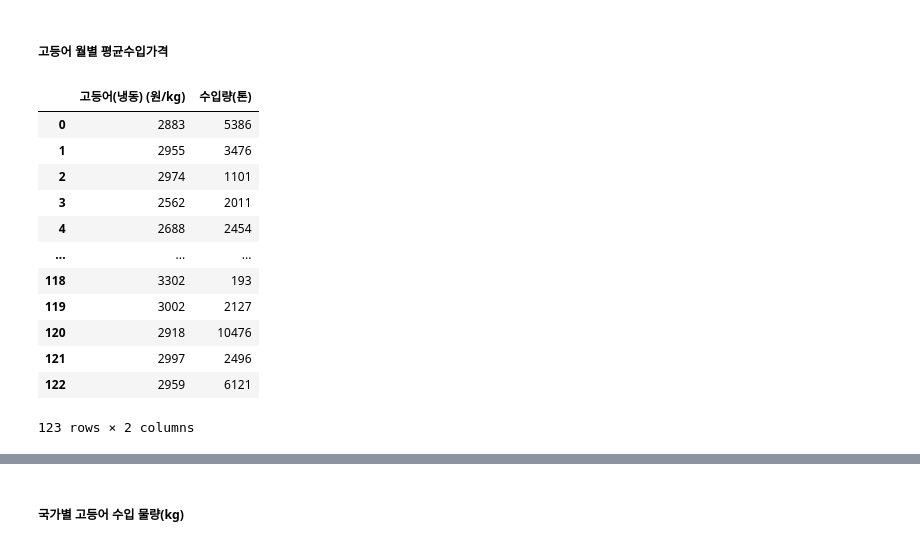
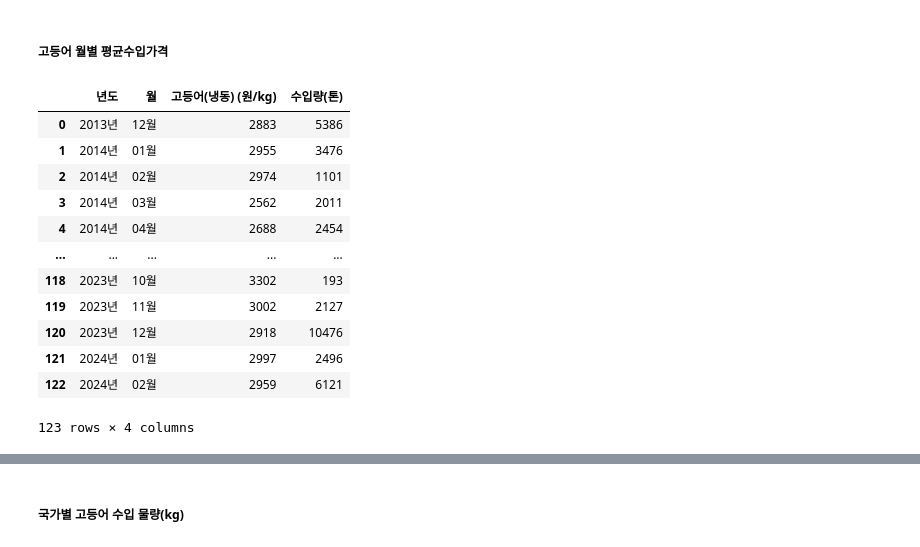
Before and after one commit to dlwogus552/big_data_project, a Jupyter notebook: python/mackerel_data.ipynb, the cells around one changed output, grey strips where cells are left out. Saved outputs shown, nothing was run; the diff lists cells and outputs as text; code cells hidden in the pictures.

```diff
--- a/python/mackerel_data.ipynb
+++ b/python/mackerel_data.ipynb
@@ -39,22 +39,20 @@ mackerel_output_and_price
 # %% [markdown]
 ##### 고등어 월별 평균수입가격
 # %%
-mackerel_import_price = pd.read_csv("./data/고등어 월별 평균수입가격.csv", encoding='cp949')
-# 데이터를 숫자형으로 변환
-mackerel_import_price = mackerel_import_price.iloc[:,2:].apply(pd.to_numeric, errors ='ignore')
-mackerel_import_price = mackerel_import_pric.drop(columns=['고등어(신선,냉장) (원/kg)'])
+mackerel_import_price = pd.read_csv("./data/mackerel/고등어 월별 평균수입가격.csv", encoding='cp949')
+mackerel_import_price = mackerel_import_price.drop(columns=['고등어(신선,냉장) (원/kg)'])
 mackerel_import_price
 # %% [output]
-|  | 고등어(냉동) (원/kg) | 수입량(톤) |
-| 0 | 2883 | 5386 |
-| 1 | 2955 | 3476 |
-| 2 | 2974 | 1101 |
-| 3 | 2562 | 2011 |
-| 4 | 2688 | 2454 |
-| ... | ... | ... |
-| 118 | 3302 | 193 |
-| 119 | 3002 | 2127 |
-| 120 | 2918 | 10476 |
-| 121 | 2997 | 2496 |
-| 122 | 2959 | 6121 |
+|  | 년도 | 월 | 고등어(냉동) (원/kg) | 수입량(톤) |
+| 0 | 2013년 | 12월 | 2883 | 5386 |
+| 1 | 2014년 | 01월 | 2955 | 3476 |
+| 2 | 2014년 | 02월 | 2974 | 1101 |
+| 3 | 2014년 | 03월 | 2562 | 2011 |
+| 4 | 2014년 | 04월 | 2688 | 2454 |
+| ... | ... | ... | ... | ... |
+| 118 | 2023년 | 10월 | 3302 | 193 |
+| 119 | 2023년 | 11월 | 3002 | 2127 |
+| 120 | 2023년 | 12월 | 2918 | 10476 |
+| 121 | 2024년 | 01월 | 2997 | 2496 |
+| 122 | 2024년 | 02월 | 2959 | 6121 |
-123 rows × 2 columns
+123 rows × 4 columns
```
Also changed, not shown: parts of 7 cells of this notebook.
